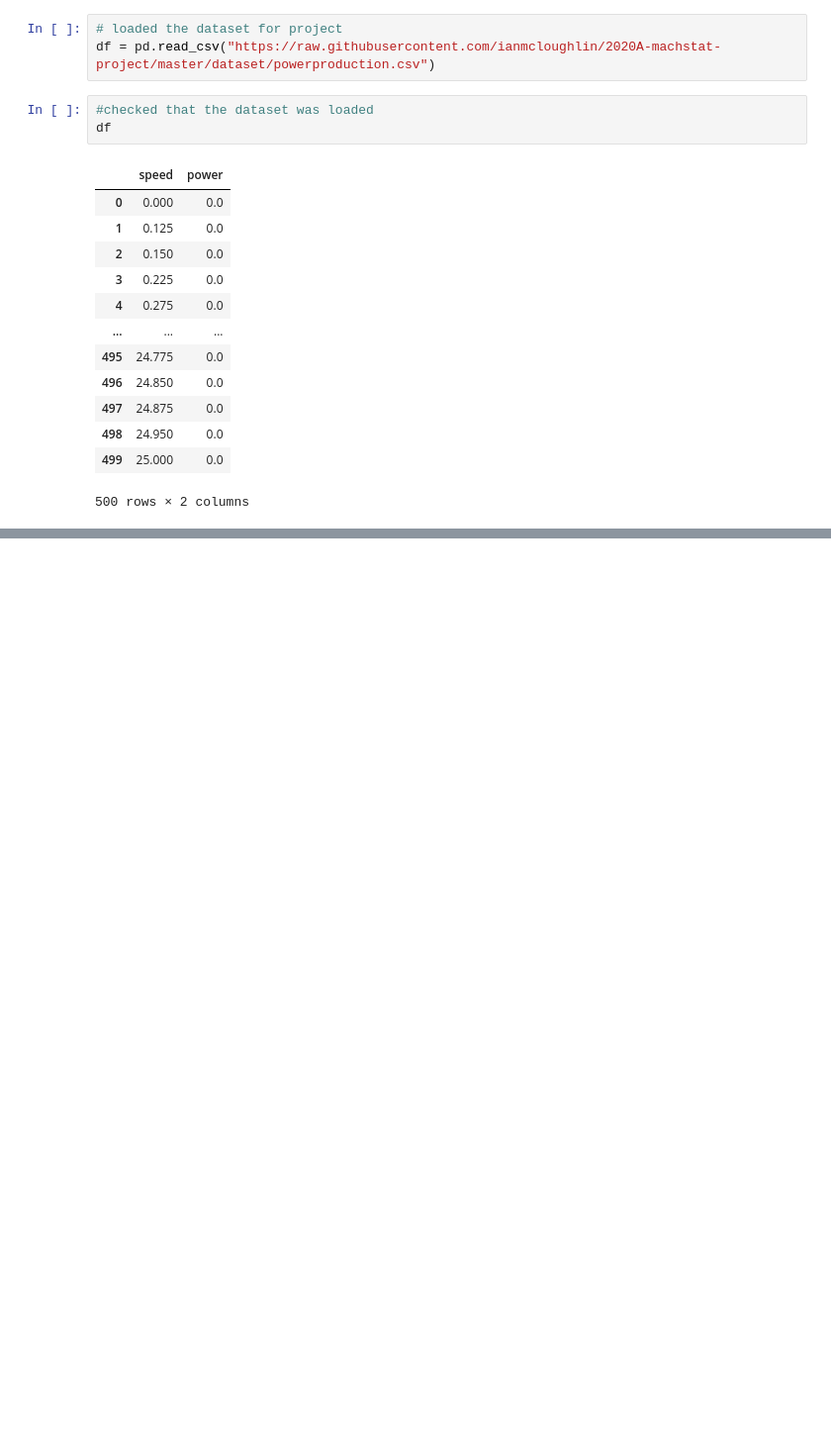
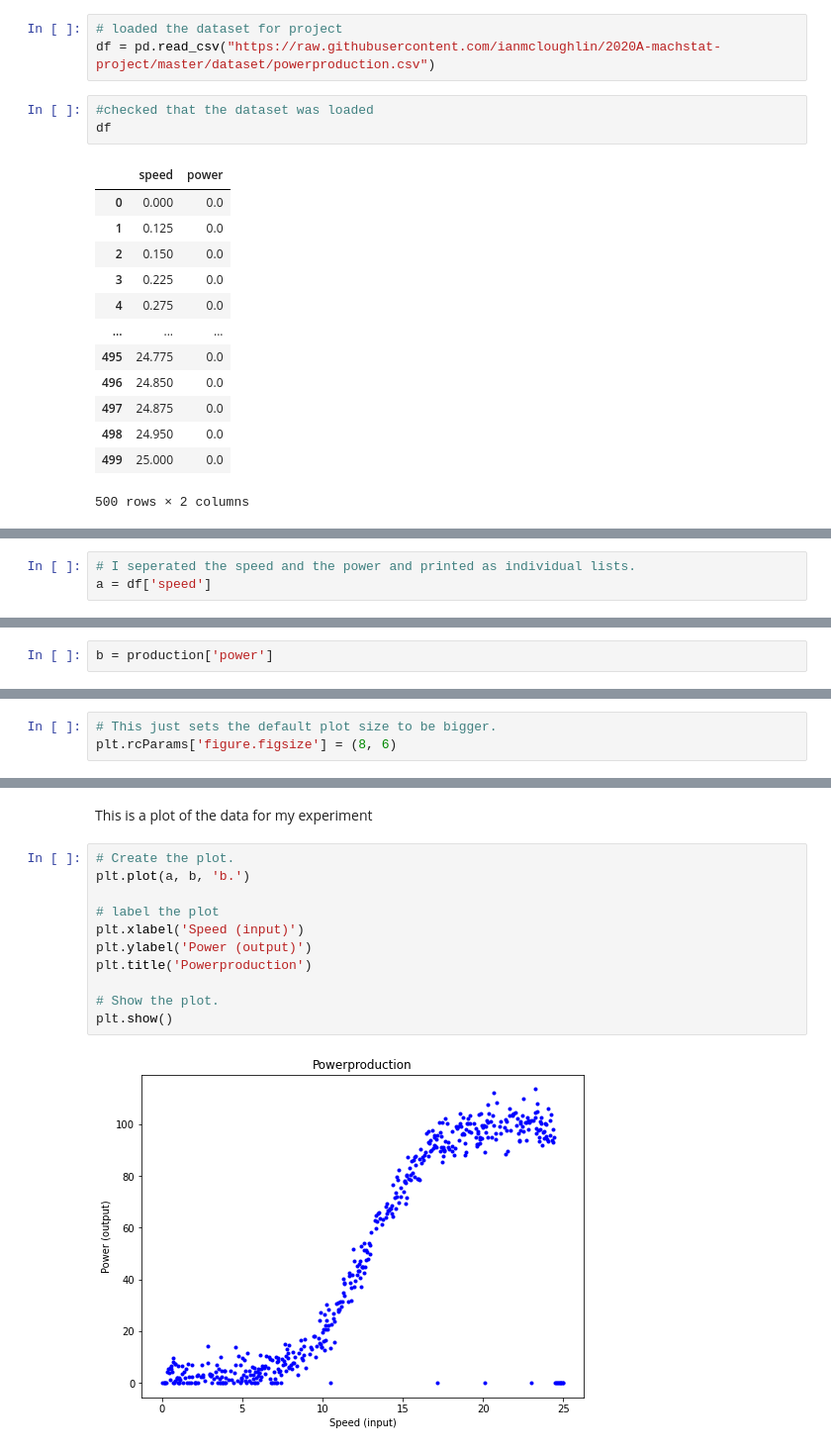
Before and after one commit to caroltreacy/fundamentals-project-2020, a Jupyter notebook: Project 2020 - powerproduction.ipynb, the cells around one changed output, grey strips where cells are left out. Shown at 99% size. Drawn from its saved outputs; the diff is of its cells as text; blank space fills up the shorter version.

```diff
--- a/Project 2020 - powerproduction.ipynb
+++ b/Project 2020 - powerproduction.ipynb
@@ -67,0 +49,3 @@ Name: power, Length: 500, dtype: float64
+# %%
+# I seperated the speed and the power and printed as individual lists.
+a = df['speed']
@@ -67,0 +68,2 @@ Name: power, Length: 500, dtype: float64
+# %%
+b = production['power']
@@ -101,0 +139,3 @@ https://realpython.com/linear-regression-in-python/#what-is-regression
+# %%
+# This just sets the default plot size to be bigger.
+plt.rcParams['figure.figsize'] = (8, 6)
@@ -101,0 +176,15 @@ https://realpython.com/linear-regression-in-python/#what-is-regression
+# %% [markdown]
+This is a plot of the data for my experiment
+# %%
+# Create the plot.
+plt.plot(a, b, 'b.')
+
+# label the plot
+plt.xlabel('Speed (input)')
+plt.ylabel('Power (output)')
+plt.title('Powerproduction')
+
+# Show the plot.
+plt.show()
+# %% [output]
+[figure, added]
```
Also changed, not shown: parts of 40 cells of this notebook, 1 other file.
